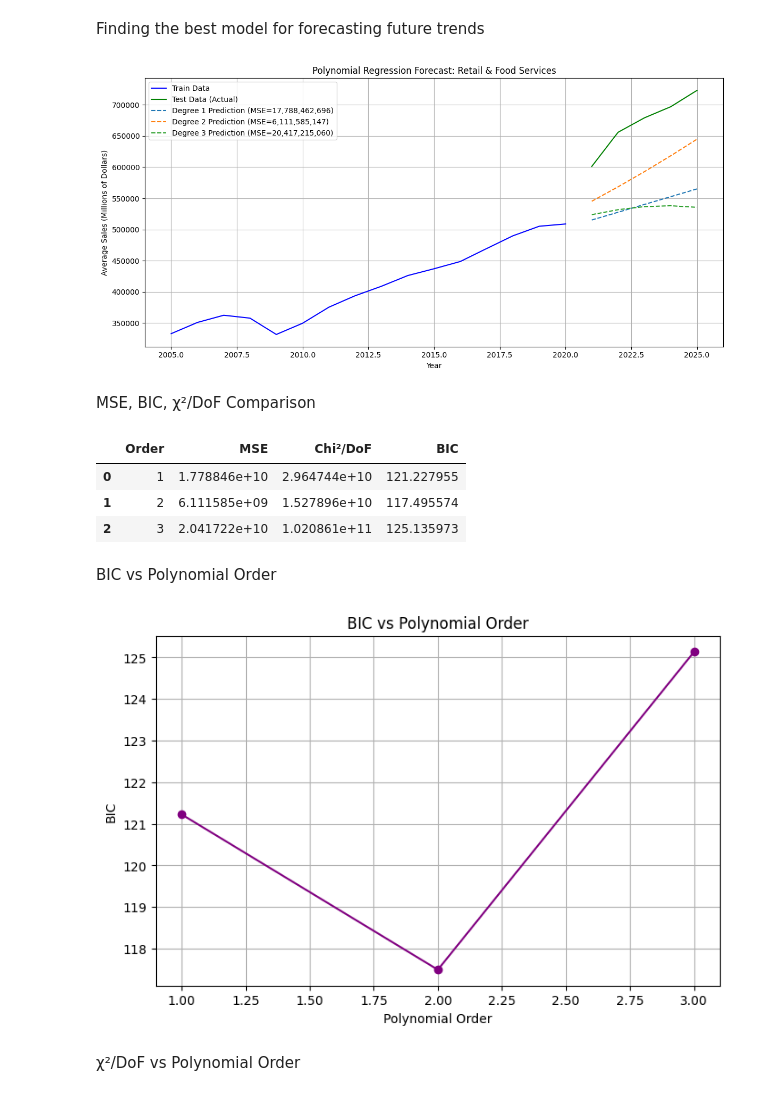
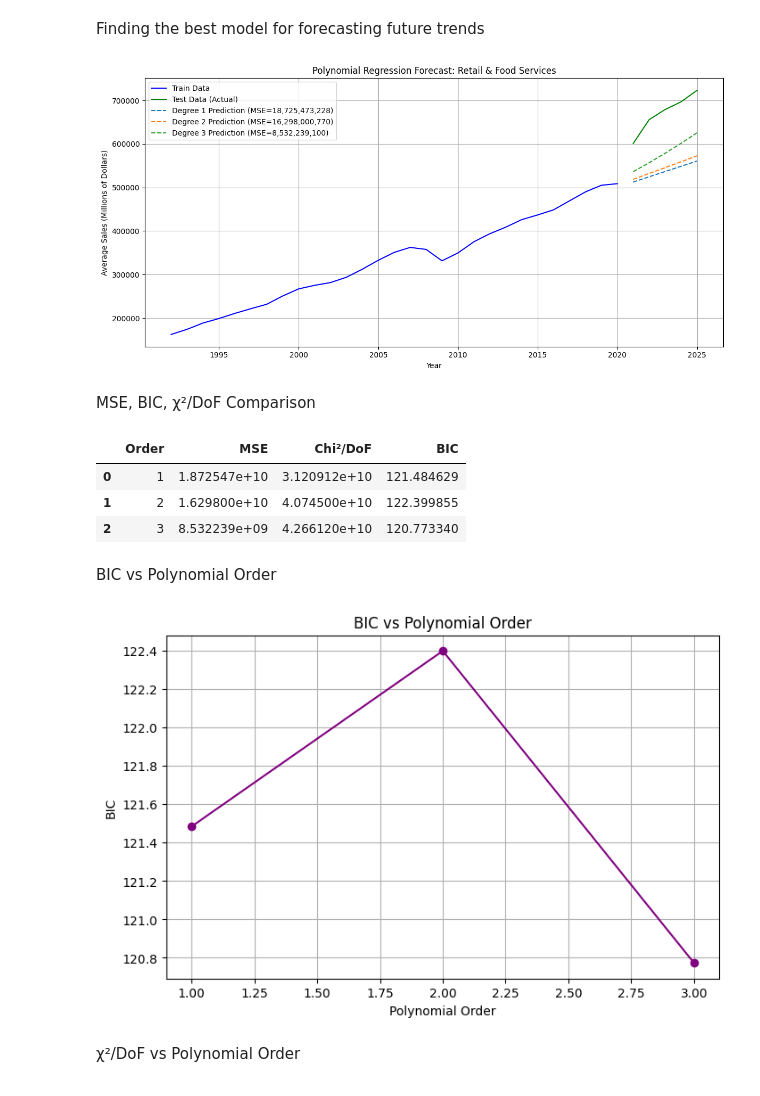
Before and after one commit to AjwadIbnSwalehin/retail-macro-forecasting, a Jupyter notebook: notebooks/general_merchandise.ipynb, the cells around one changed output. Cells and saved outputs as stored; diff of their text form; code cells hidden in the pictures.

Commit message:
Made forecasting 33 years instead of original 21

```diff
--- a/notebooks/general_merchandise.ipynb
+++ b/notebooks/general_merchandise.ipynb
@@ -48,12 +64,12 @@ Create Plot
 # %%
 # This function goes through the rows of the dataframe and finds the average
 
-yearly_averages = compute_yearly_averages(df)
+yearly_averages_32_years = compute_yearly_averages(df)
 
 
 # df.index refers to the years
 
-plt.plot(df.index, yearly_averages)
+plt.plot(df.index, yearly_averages_32_years)
 plt.title("Retail & Food Services Yearly Average 2005-2025")
 plt.xlabel("Year")
 plt.ylabel("Average Sales (Millions of Dollars)")
@@ -168,8 +179,12 @@ plt.show()
 # %% [markdown]
 Finding the best model for forecasting future trends
 # %%
+# Reload Original DF
+
+df = pd.read_csv('../data/retail_and_food_services_adjusted.csv', index_col = 0)
+
 years = df.index.values.astype(float)
-sales = np.array(yearly_averages)
+sales = np.array(yearly_averages_32_years)
 
 # Scale years for numerical stability
 years_scaled = years - years.min()
@@ -184,34 +199,34 @@ X_test = years_scaled[train_size:]
 y_test = sales[train_size:]
 
 polynomials, mse_values, predictions, chi2_values, bic_values = fit_polynomial_models(X_train, y_train, X_test, y_test)
 
 plt.figure(figsize=(12, 6))
 
 # Train data
 plt.plot(years[:train_size], y_train, label="Train Data", color="blue")
 
 # Test data (actual)
 plt.plot(years[train_size:], y_test, label="Test Data (Actual)", color="green")
 
 # Predictions
 for order, model in polynomials.items():
     plt.plot(
         years[train_size:],
         predictions[order],
         linestyle="--",
         label=f"Degree {order} Prediction (MSE={mse_values[order]:,.0f})"
     )
 
 
 plt.title("Polynomial Regression Forecast: Retail & Food Services")
 plt.xlabel("Year")
 plt.ylabel("Average Sales (Millions of Dollars)")
 plt.legend()
 plt.grid(True)
 plt.tight_layout()
 plt.show()
 # %% [output]
-[figure, old version]
+[figure, new version]
 # %% [markdown]
 MSE, BIC, χ²/DoF Comparison
 # %%
@@ -228,9 +243,9 @@ comparison_df = comparison_df.sort_values("Order")
 comparison_df
 # %% [output]
 |  | Order | MSE | Chi²/DoF | BIC |
-| 0 | 1 | 1.778846e+10 | 2.964744e+10 | 121.227955 |
-| 1 | 2 | 6.111585e+09 | 1.527896e+10 | 117.495574 |
-| 2 | 3 | 2.041722e+10 | 1.020861e+11 | 125.135973 |
+| 0 | 1 | 1.872547e+10 | 3.120912e+10 | 121.484629 |
+| 1 | 2 | 1.629800e+10 | 4.074500e+10 | 122.399855 |
+| 2 | 3 | 8.532239e+09 | 4.266120e+10 | 120.773340 |
 # %% [markdown]
 BIC vs Polynomial Order
 # %%
@@ -244,7 +259,7 @@ plt.ylabel("BIC")
 plt.grid(True)
 plt.show()
 # %% [output]
-[figure, old version]
+[figure, new version]
 # %% [markdown]
 χ²/DoF vs Polynomial Order
 # %%
```
Also changed, not shown: parts of 4 cells of this notebook.
